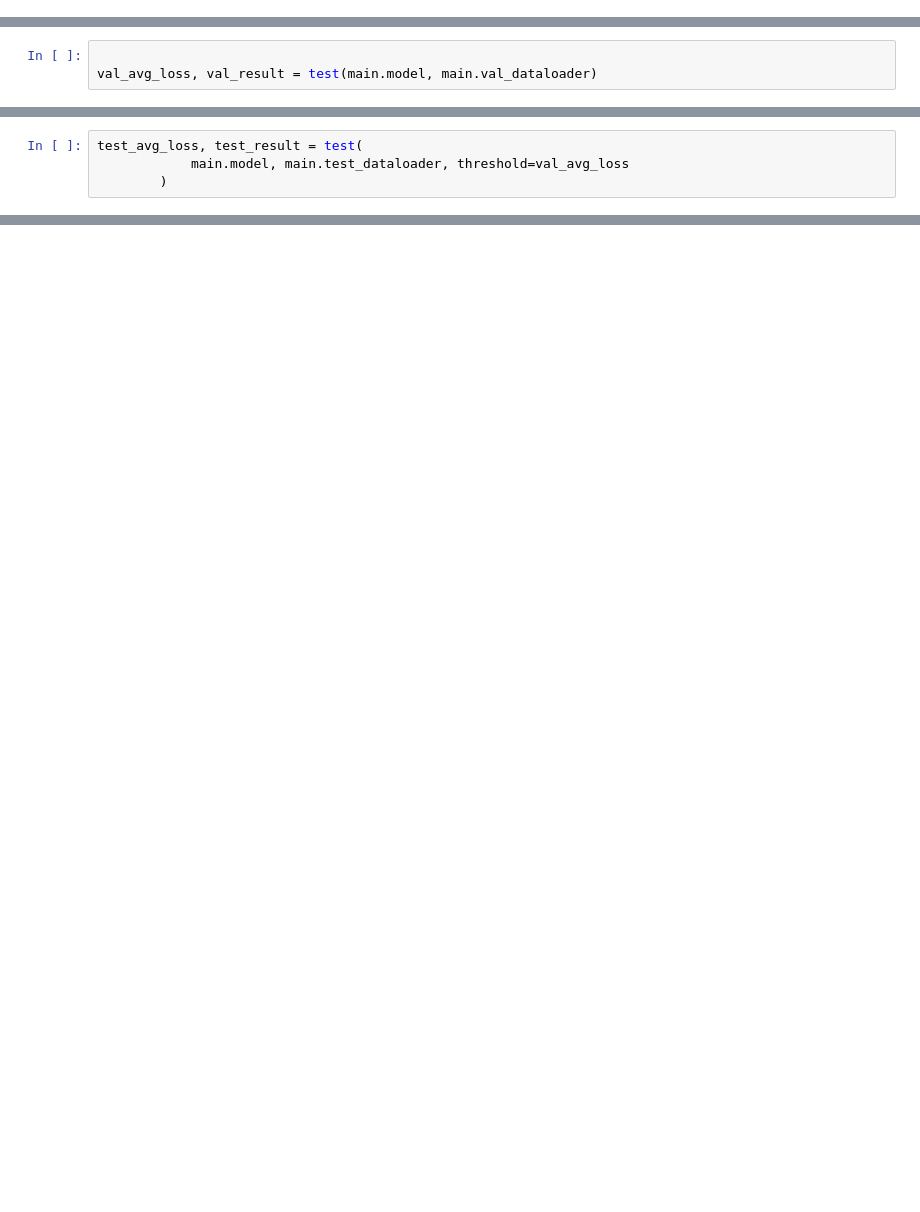
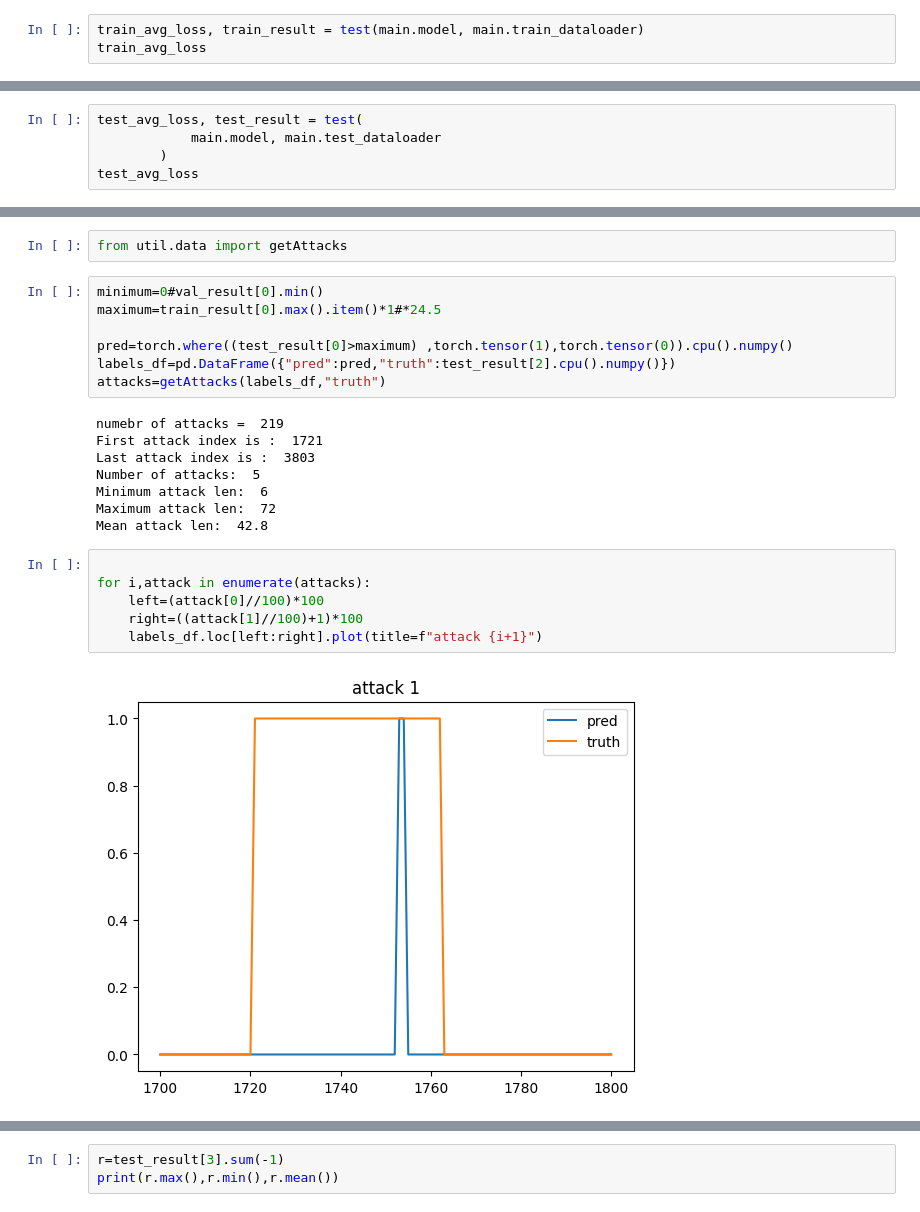
Before and after one commit to mhidea/GDN, a Jupyter notebook: run_test.ipynb, the cells around one changed output, grey strips where cells are left out. Drawn from its saved outputs; the diff is of its cells as text; blank space fills up the shorter version.

```diff
--- a/run_test.ipynb
+++ b/run_test.ipynb
@@ -27,0 +32,3 @@ consts count:  12
+# %%
+train_avg_loss, train_result = test(main.model, main.train_dataloader)
+train_avg_loss
@@ -33,3 +50,5 @@ KeyboardInterrupt:
 # %%
-
-val_avg_loss, val_result = test(main.model, main.val_dataloader)
+test_avg_loss, test_result = test(
+            main.model, main.test_dataloader
+        )
+test_avg_loss
@@ -36,4 +56,0 @@ val_avg_loss, val_result = test(main.model, main.val_dataloader)
-# %%
-test_avg_loss, test_result = test(
-            main.model, main.test_dataloader, threshold=val_avg_loss
-        )
@@ -44,0 +67,25 @@ scores
+# %%
+from util.data import getAttacks
+# %%
+minimum=0#val_result[0].min()
+maximum=train_result[0].max().item()*1#*24.5
+
+pred=torch.where((test_result[0]>maximum) ,torch.tensor(1),torch.tensor(0)).cpu().numpy()
+labels_df=pd.DataFrame({"pred":pred,"truth":test_result[2].cpu().numpy()})
+attacks=getAttacks(labels_df,"truth")
+# %% [output]
+numebr of attacks =  219
+First attack index is :  1721
+Last attack index is :  3803
+Number of attacks:  5
+Minimum attack len:  6
+Maximum attack len:  72
+Mean attack len:  42.8
+# %%
+
+for i,attack in enumerate(attacks):
+    left=(attack[0]//100)*100
+    right=((attack[1]//100)+1)*100
+    labels_df.loc[left:right].plot(title=f"attack {i+1}")
+# %% [output]
+[figure, added]
@@ -44,0 +96,3 @@ scores
+# %%
+r=test_result[3].sum(-1)
+print(r.max(),r.min(),r.mean())
```
Also changed, not shown: parts of 24 cells of this notebook, 10 other files.
